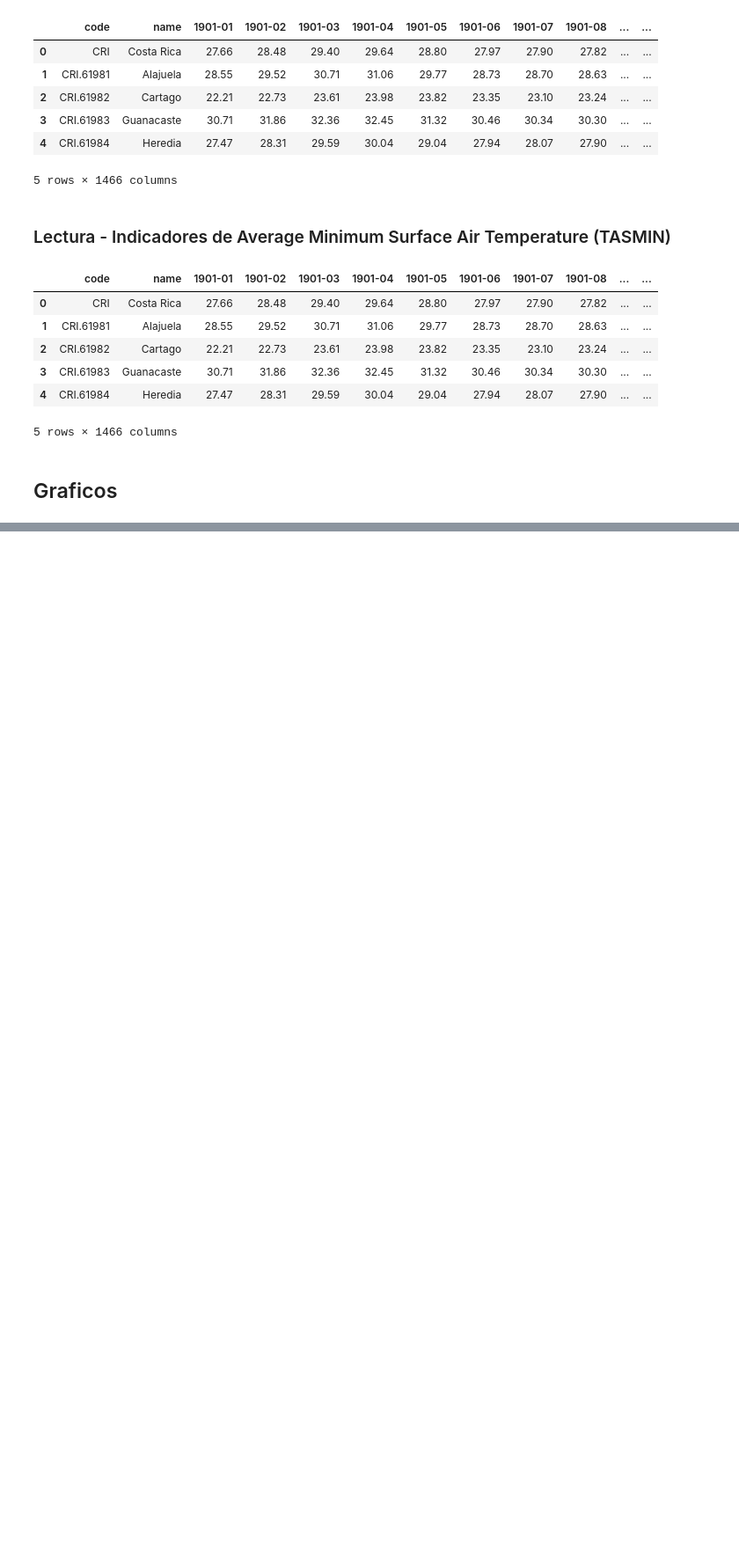
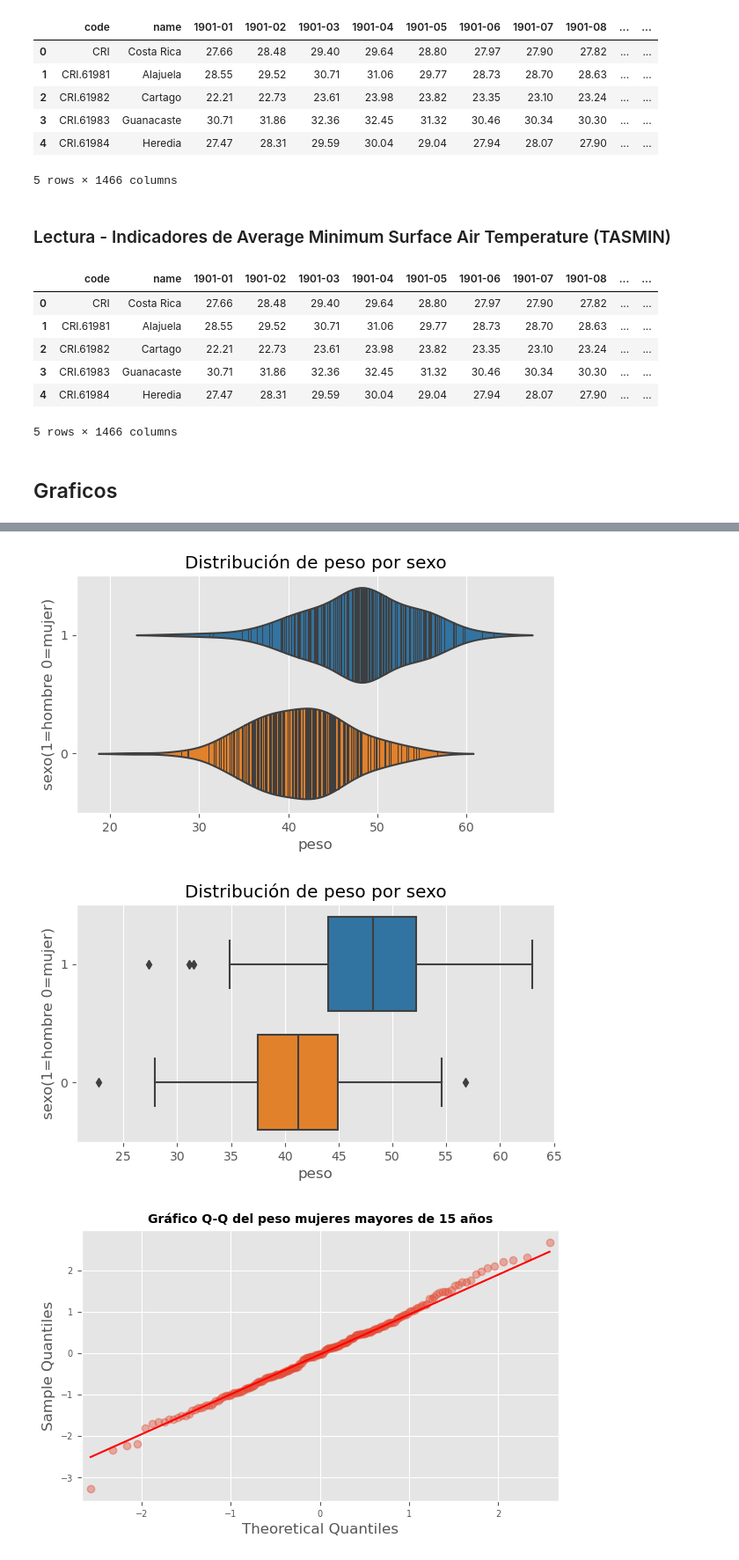
Before and after one commit to jalmengor/experimental-design-project, a Jupyter notebook: experimento.ipynb, the cells around one changed output, grey strips where cells are left out. Shown at 88% size. Cells and saved outputs as stored; diff of their text form; code cells hidden in the pictures; blank space fills up the shorter version.

Commit message:
Agregados nuevos graficos

```diff
--- a/experimento.ipynb
+++ b/experimento.ipynb
@@ -257,0 +188,71 @@ NameError: name 'interaction_plot' is not defined
+# %%
+# Datos
+# ==============================================================================
+url = ('https://raw.githubusercontent.com/JoaquinAmatRodrigo/' +
+       'Estadistica-machine-learning-python/master/data/Howell1.csv')
+datos = pd.read_csv(url)
+print(datos.info())
+datos.head(4)
+
+
+datos['male'] = datos['male'].astype(str)
+datos = datos[(datos.age > 15)]
+peso_hombres = datos.loc[datos.male == '1', 'weight']
+peso_mujeres = datos.loc[datos.male == '0', 'weight']
+
+# Grafico violinplot
+# ==============================================================================
+fig, ax = plt.subplots(nrows=1, ncols=1, figsize=(7, 3.5))
+sns.violinplot(
+    x       = 'weight',
+    y       = 'male',
+    data    = datos,
+    palette = 'tab10',
+    inner   = 'stick',
+    ax      = ax
+)
+ax.set_title('Distribución de peso por sexo')
+ax.set_xlabel('peso')
+ax.set_ylabel('sexo(1=hombre 0=mujer)');
+
+# Grafico boxplot
+# ==============================================================================
+fig, ax = plt.subplots(nrows=1, ncols=1, figsize=(7, 3.5))
+sns.boxplot(
+    x       = 'weight',
+    y       = 'male',
+    data    = datos,
+    palette = 'tab10',
+    ax      = ax
+)
+ax.set_title('Distribución de peso por sexo')
+ax.set_xlabel('peso')
+ax.set_ylabel('sexo(1=hombre 0=mujer)');
+# Gráfico Q-Q
+# ==============================================================================
+fig, ax = plt.subplots(figsize=(7,4))
+sm.qqplot(
+    peso,
+    fit   = True,
+    line  = 'q',
+    alpha = 0.4,
+    lw    = 2,
+    ax    = ax
+)
+ax.set_title('Gráfico Q-Q del peso mujeres mayores de 15 años', fontsize = 10,
+             fontweight = "bold")
+ax.tick_params(labelsize = 7)
+print('Kursotis:', stats.kurtosis(peso))
+print('Skewness:', stats.skew(peso))
+# Shapiro-Wilk test
+# ==============================================================================
+shapiro_test = stats.shapiro(peso)
+shapiro_test
+# D'Agostino's K-squared test
+# ==============================================================================
+k2, p_value = stats.normaltest(peso)
+print(f"Estadístico = {k2}, p-value = {p_value}")
+
+from sinfo import sinfo
+sinfo()
+# %% [output]
@@ -257,0 +276,3 @@ NameError: name 'interaction_plot' is not defined
+[figure, added]
+[figure, added]
+[figure, added]
```
Also changed, not shown: parts of 4 cells of this notebook, 1 other file.
